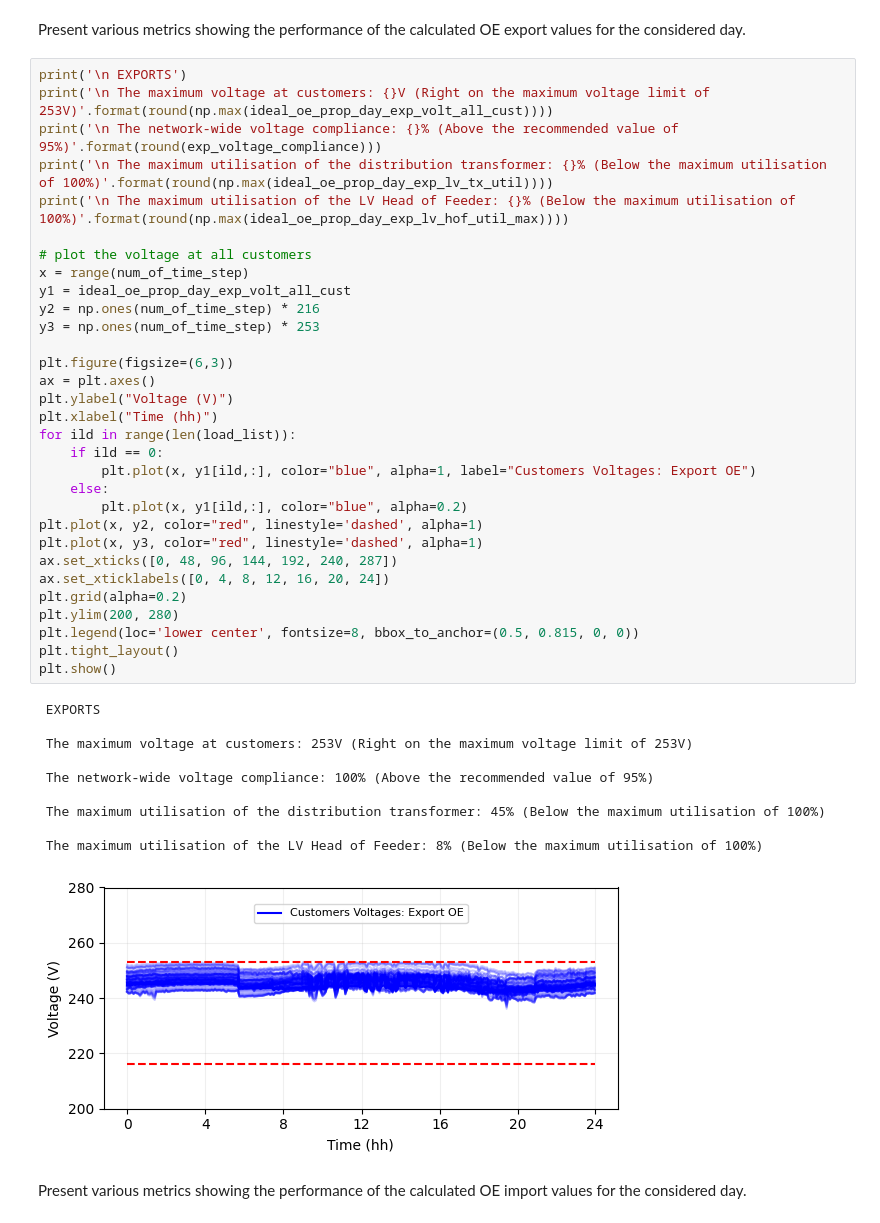
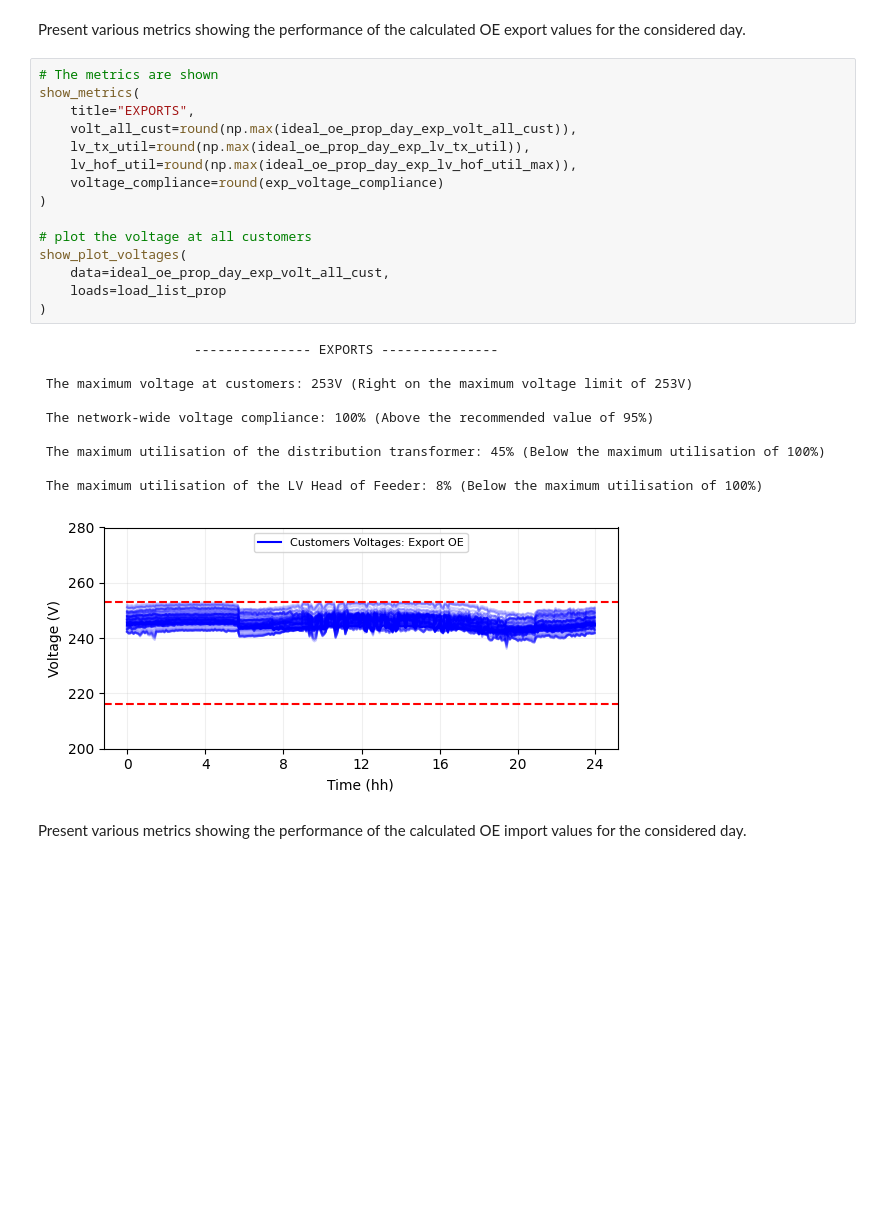
Before and after one commit to aavilarojas28/OE_algorithms, a Jupyter notebook: OE_LV/OE1-Ideal/new-OE1-Ideal.ipynb, the cells around one changed output. Drawn from its saved outputs; the diff is of its cells as text; blank space fills up the shorter version.

```diff
--- a/OE_LV/OE1-Ideal/new-OE1-Ideal.ipynb
+++ b/OE_LV/OE1-Ideal/new-OE1-Ideal.ipynb
@@ -496,47 +731,31 @@ Now the efficacy of the calculated OEs is shown.
 <span style="color:red">**<u>Note</u>.</span>** All active customers are assumed to be using the full available OE value calculated for them.
 # %% [markdown]
 Present various metrics showing the performance of the calculated OE export values for the considered day.
-# %%
-print('\n EXPORTS')
-print('\n The maximum voltage at customers: {}V (Right on the maximum voltage limit of 253V)'.format(round(np.max(ideal_oe_prop_day_exp_volt_all_cust))))
-print('\n The network-wide voltage compliance: {}% (Above the recommended value of 95%)'.format(round(exp_voltage_compliance)))
-print('\n The maximum utilisation of the distribution transformer: {}% (Below the maximum utilisation of 100%)'.format(round(np.max(ideal_oe_prop_day_exp_lv_tx_util))))
-print('\n The maximum utilisation of the LV Head of Feeder: {}% (Below the maximum utilisation of 100%)'.format(round(np.max(ideal_oe_prop_day_exp_lv_hof_util_max))))
-
-# plot the voltage at all customers
-x = range(num_of_time_step)
-y1 = ideal_oe_prop_day_exp_volt_all_cust
-y2 = np.ones(num_of_time_step) * 216
-y3 = np.ones(num_of_time_step) * 253
-
-plt.figure(figsize=(6,3))
-ax = plt.axes()
-plt.ylabel("Voltage (V)")
-plt.xlabel("Time (hh)")
-for ild in range(len(load_list)):
-    if ild == 0:
-        plt.plot(x, y1[ild,:], color="blue", alpha=1, label="Customers Voltages: Export OE")
-    else:
-        plt.plot(x, y1[ild,:], color="blue", alpha=0.2)
-plt.plot(x, y2, color="red", linestyle='dashed', alpha=1)
-plt.plot(x, y3, color="red", linestyle='dashed', alpha=1)
-ax.set_xticks([0, 48, 96, 144, 192, 240, 287])
-ax.set_xticklabels([0, 4, 8, 12, 16, 20, 24])
-plt.grid(alpha=0.2)
-plt.ylim(200, 280)
-plt.legend(loc='lower center', fontsize=8, bbox_to_anchor=(0.5, 0.815, 0, 0))
-plt.tight_layout()
-plt.show()
-# %% [output]
- EXPORTS
-
- The maximum voltage at customers: 253V (Right on the maximum voltage limit of 253V)
-
- The network-wide voltage compliance: 100% (Above the recommended value of 95%)
-
- The maximum utilisation of the distribution transformer: 45% (Below the maximum utilisation of 100%)
-
- The maximum utilisation of the LV Head of Feeder: 8% (Below the maximum utilisation of 100%)
-[figure, removed]
+# %%
+# The metrics are shown
+show_metrics(
+    title="EXPORTS",
+    volt_all_cust=round(np.max(ideal_oe_prop_day_exp_volt_all_cust)),
+    lv_tx_util=round(np.max(ideal_oe_prop_day_exp_lv_tx_util)),
+    lv_hof_util=round(np.max(ideal_oe_prop_day_exp_lv_hof_util_max)),
+    voltage_compliance=round(exp_voltage_compliance)
+)
+
+# plot the voltage at all customers
+show_plot_voltages(
+    data=ideal_oe_prop_day_exp_volt_all_cust,
+    loads=load_list_prop
+)
+# %% [output]
+                    --------------- EXPORTS ---------------
+
+ The maximum voltage at customers: 253V (Right on the maximum voltage limit of 253V)
+
+ The network-wide voltage compliance: 100% (Above the recommended value of 95%)
+
+ The maximum utilisation of the distribution transformer: 45% (Below the maximum utilisation of 100%)
+
+ The maximum utilisation of the LV Head of Feeder: 8% (Below the maximum utilisation of 100%)
+[figure, added]
 # %% [markdown]
 Present various metrics showing the performance of the calculated OE import values for the considered day.
```
Also changed, not shown: parts of 40 cells of this notebook.
